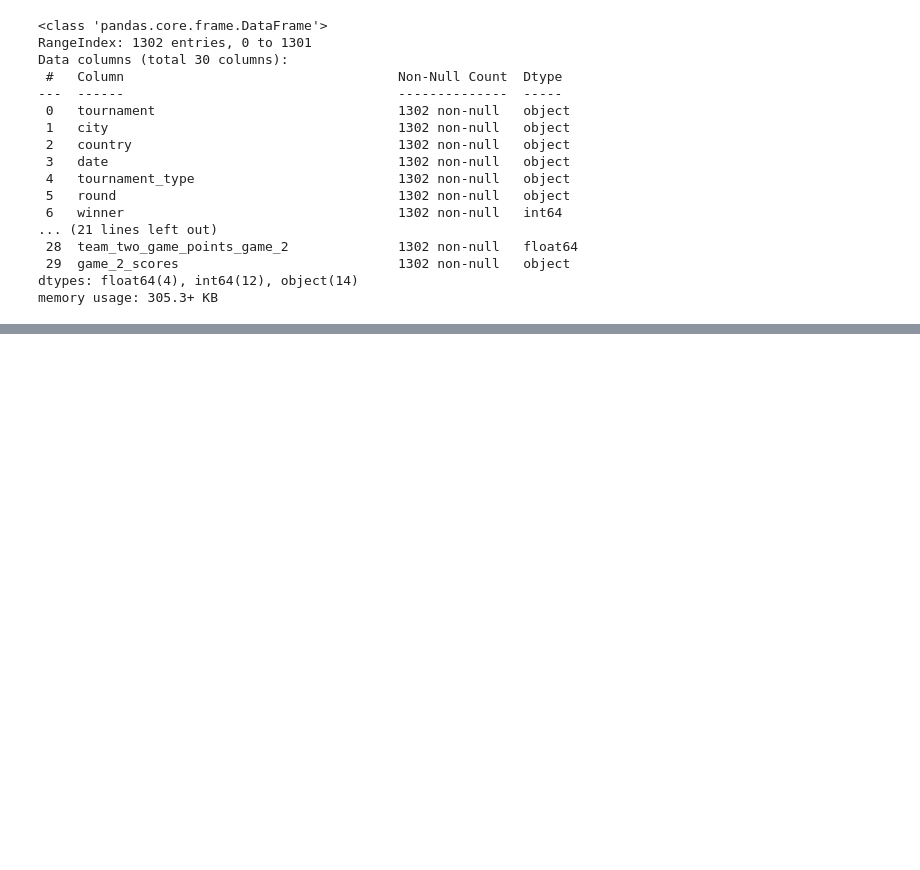
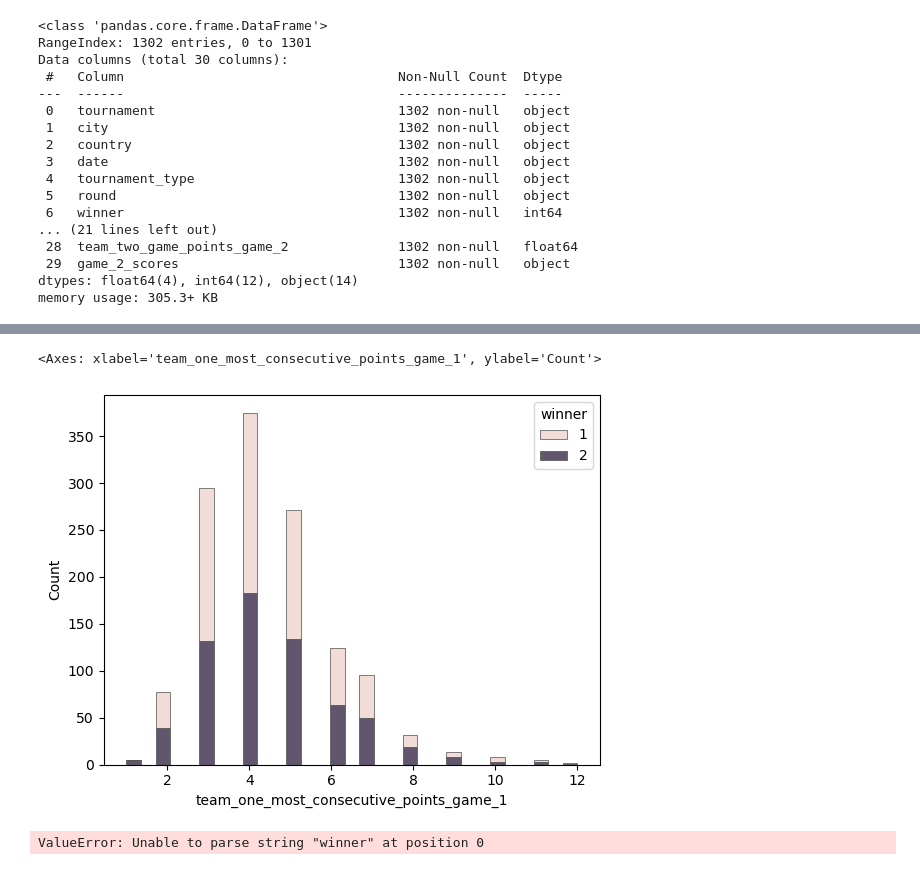
Before and after one commit to MostValue/fast-ai, a Jupyter notebook: projects/badminton_game_theory.ipynb, the cells around one changed output, grey strips where cells are left out. Cells and saved outputs as stored; diff of their text form; code cells hidden in the pictures; blank space fills up the shorter version.

```diff
--- a/projects/badminton_game_theory.ipynb
+++ b/projects/badminton_game_theory.ipynb
@@ -222,0 +234,18 @@ memory usage: 305.3+ KB
+# %%
+sns.histplot(
+    ms,
+    x="team_one_most_consecutive_points_game_1", hue="winner",
+    multiple="stack",
+    edgecolor=".3",
+    linewidth=.5,
+)
+# %% [output]
+<Axes: xlabel='team_one_most_consecutive_points_game_1', ylabel='Count'>
+[figure, added]
+# %%
+g = sns.relplot(
+    data=ms, palette="vlag", hue_norm=(-1, 1), edgecolor=".7",
+    height=10, sizes=(50, 250), size_norm=(-.2, .8),
+)
+# %% [output]
+ValueError: Unable to parse string "winner" at position 0
```
Also changed, not shown: parts of 5 cells of this notebook.
